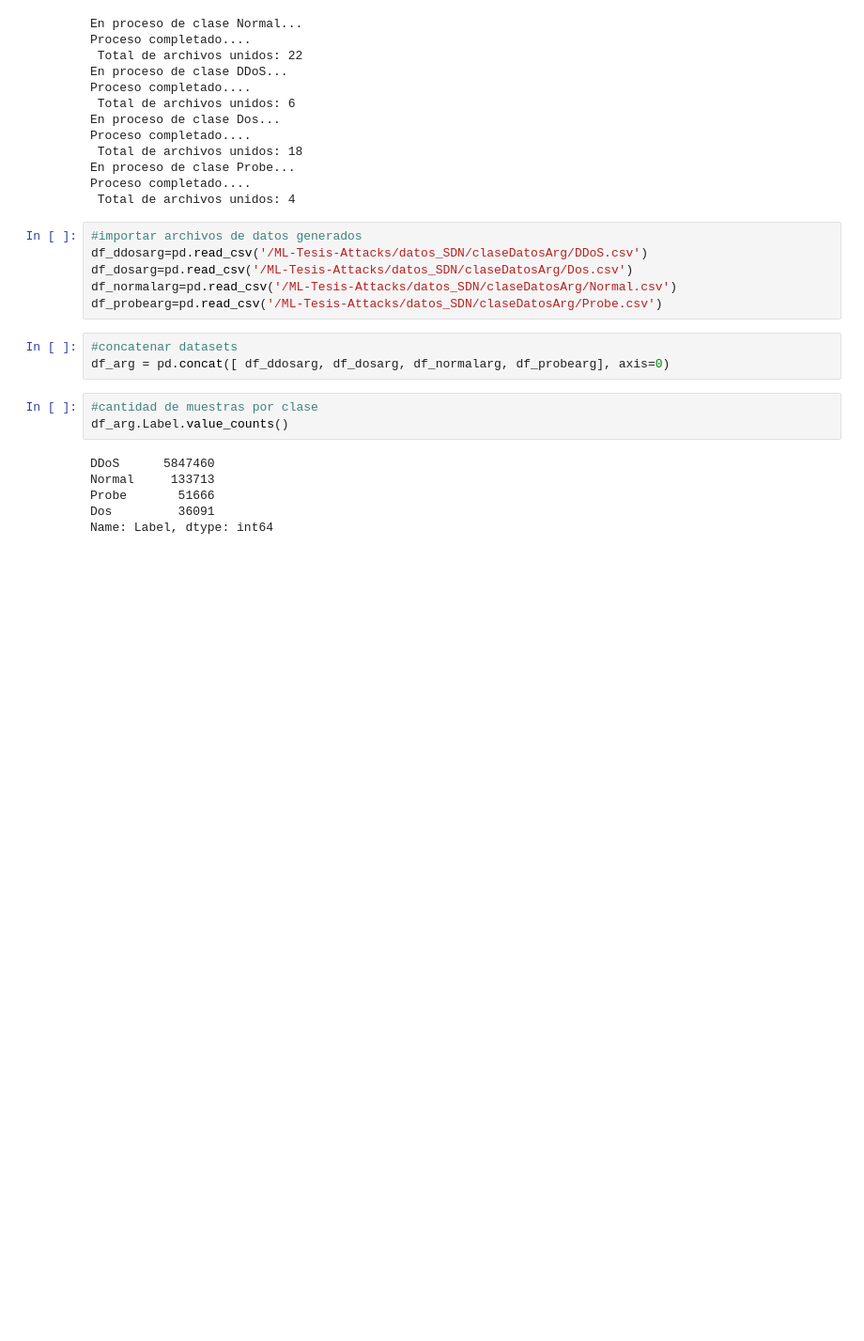
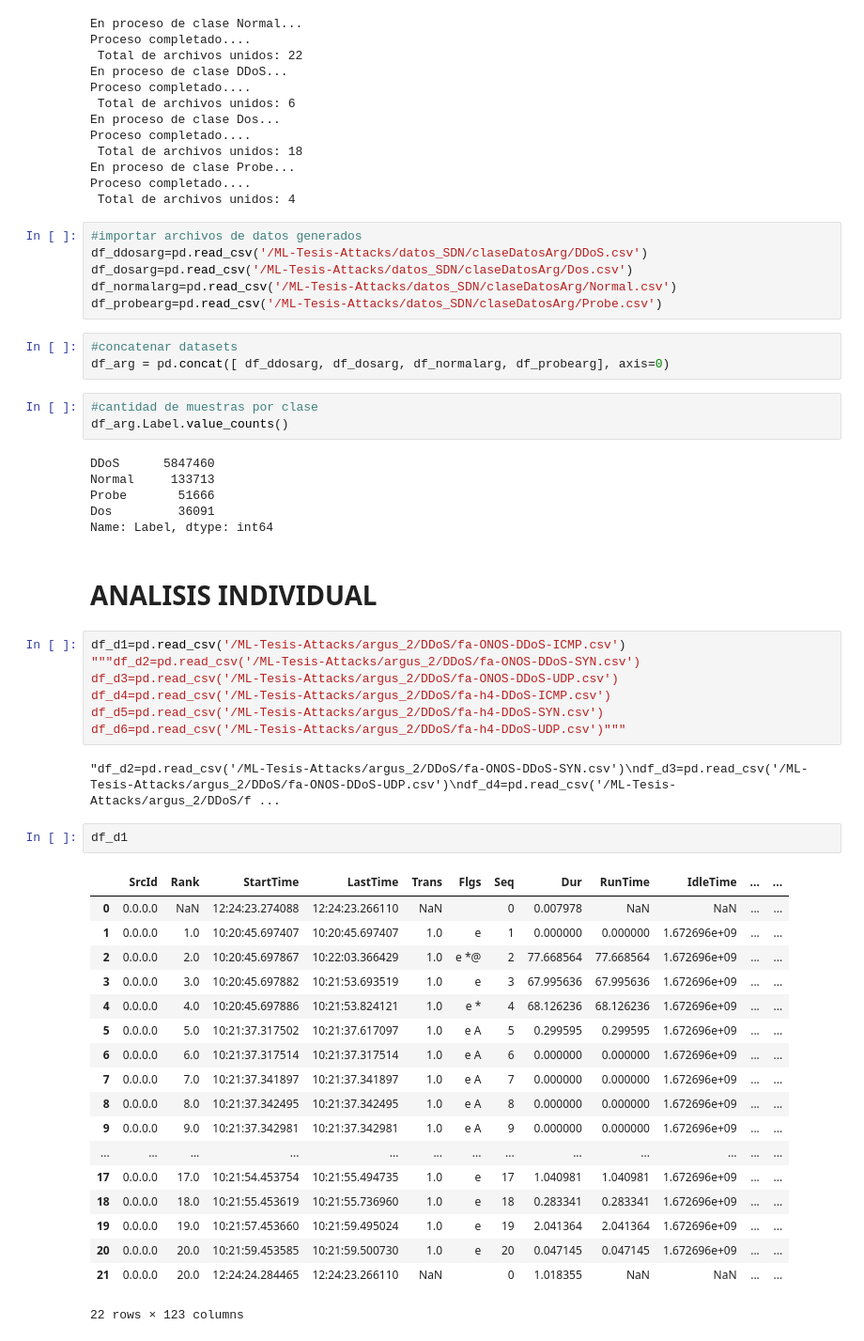
Before and after one commit to soyMA05/Clasiffication_TrafficSDN2, a Jupyter notebook: Fase1/seleccion_datos.ipynb, the cells around one changed output. Shown at 94% size. Drawn from its saved outputs; the diff is of its cells as text; blank space fills up the shorter version.

```diff
--- a/Fase1/seleccion_datos.ipynb
+++ b/Fase1/seleccion_datos.ipynb
@@ -375,3 +375,35 @@ Normal     133713
 Probe       51666
 Dos         36091
 Name: Label, dtype: int64
+# %% [markdown]
+# ANALISIS INDIVIDUAL
+# %%
+df_d1=pd.read_csv('/ML-Tesis-Attacks/argus_2/DDoS/fa-ONOS-DDoS-ICMP.csv')
+"""df_d2=pd.read_csv('/ML-Tesis-Attacks/argus_2/DDoS/fa-ONOS-DDoS-SYN.csv')
+df_d3=pd.read_csv('/ML-Tesis-Attacks/argus_2/DDoS/fa-ONOS-DDoS-UDP.csv')
+df_d4=pd.read_csv('/ML-Tesis-Attacks/argus_2/DDoS/fa-h4-DDoS-ICMP.csv')
+df_d5=pd.read_csv('/ML-Tesis-Attacks/argus_2/DDoS/fa-h4-DDoS-SYN.csv')
+df_d6=pd.read_csv('/ML-Tesis-Attacks/argus_2/DDoS/fa-h4-DDoS-UDP.csv')"""
+# %% [output]
+"df_d2=pd.read_csv('/ML-Tesis-Attacks/argus_2/DDoS/fa-ONOS-DDoS-SYN.csv')\ndf_d3=pd.read_csv('/ML-Tesis-Attacks/argus_2/DDoS/fa-ONOS-DDoS-UDP.csv')\ndf_d4=pd.read_csv('/ML-Tesis-Attacks/argus_2/DDoS/f ...
+# %%
+df_d1
+# %% [output]
+|  | SrcId | Rank | StartTime | LastTime | Trans | Flgs | Seq | Dur | RunTime | IdleTime | ... | ... |
+| 0 | 0.0.0.0 | NaN | 12:24:23.274088 | 12:24:23.266110 | NaN |  | 0 | 0.007978 | NaN | NaN | ... | ... |
+| 1 | 0.0.0.0 | 1.0 | 10:20:45.697407 | 10:20:45.697407 | 1.0 | e | 1 | 0.000000 | 0.000000 | 1.672696e+09 | ... | ... |
+| 2 | 0.0.0.0 | 2.0 | 10:20:45.697867 | 10:22:03.366429 | 1.0 | e *@ | 2 | 77.668564 | 77.668564 | 1.672696e+09 | ... | ... |
+| 3 | 0.0.0.0 | 3.0 | 10:20:45.697882 | 10:21:53.693519 | 1.0 | e | 3 | 67.995636 | 67.995636 | 1.672696e+09 | ... | ... |
+| 4 | 0.0.0.0 | 4.0 | 10:20:45.697886 | 10:21:53.824121 | 1.0 | e * | 4 | 68.126236 | 68.126236 | 1.672696e+09 | ... | ... |
+| 5 | 0.0.0.0 | 5.0 | 10:21:37.317502 | 10:21:37.617097 | 1.0 | e A | 5 | 0.299595 | 0.299595 | 1.672696e+09 | ... | ... |
+| 6 | 0.0.0.0 | 6.0 | 10:21:37.317514 | 10:21:37.317514 | 1.0 | e A | 6 | 0.000000 | 0.000000 | 1.672696e+09 | ... | ... |
+| 7 | 0.0.0.0 | 7.0 | 10:21:37.341897 | 10:21:37.341897 | 1.0 | e A | 7 | 0.000000 | 0.000000 | 1.672696e+09 | ... | ... |
+| 8 | 0.0.0.0 | 8.0 | 10:21:37.342495 | 10:21:37.342495 | 1.0 | e A | 8 | 0.000000 | 0.000000 | 1.672696e+09 | ... | ... |
+| 9 | 0.0.0.0 | 9.0 | 10:21:37.342981 | 10:21:37.342981 | 1.0 | e A | 9 | 0.000000 | 0.000000 | 1.672696e+09 | ... | ... |
+| ... | ... | ... | ... | ... | ... | ... | ... | ... | ... | ... | ... | ... |
+| 17 | 0.0.0.0 | 17.0 | 10:21:54.453754 | 10:21:55.494735 | 1.0 | e | 17 | 1.040981 | 1.040981 | 1.672696e+09 | ... | ... |
+| 18 | 0.0.0.0 | 18.0 | 10:21:55.453619 | 10:21:55.736960 | 1.0 | e | 18 | 0.283341 | 0.283341 | 1.672696e+09 | ... | ... |
+| 19 | 0.0.0.0 | 19.0 | 10:21:57.453660 | 10:21:59.495024 | 1.0 | e | 19 | 2.041364 | 2.041364 | 1.672696e+09 | ... | ... |
+| 20 | 0.0.0.0 | 20.0 | 10:21:59.453585 | 10:21:59.500730 | 1.0 | e | 20 | 0.047145 | 0.047145 | 1.672696e+09 | ... | ... |
+| 21 | 0.0.0.0 | 20.0 | 12:24:24.284465 | 12:24:23.266110 | NaN |  | 0 | 1.018355 | NaN | NaN | ... | ... |
+22 rows × 123 columns
```
Also changed, not shown: parts of 17 cells of this notebook.
